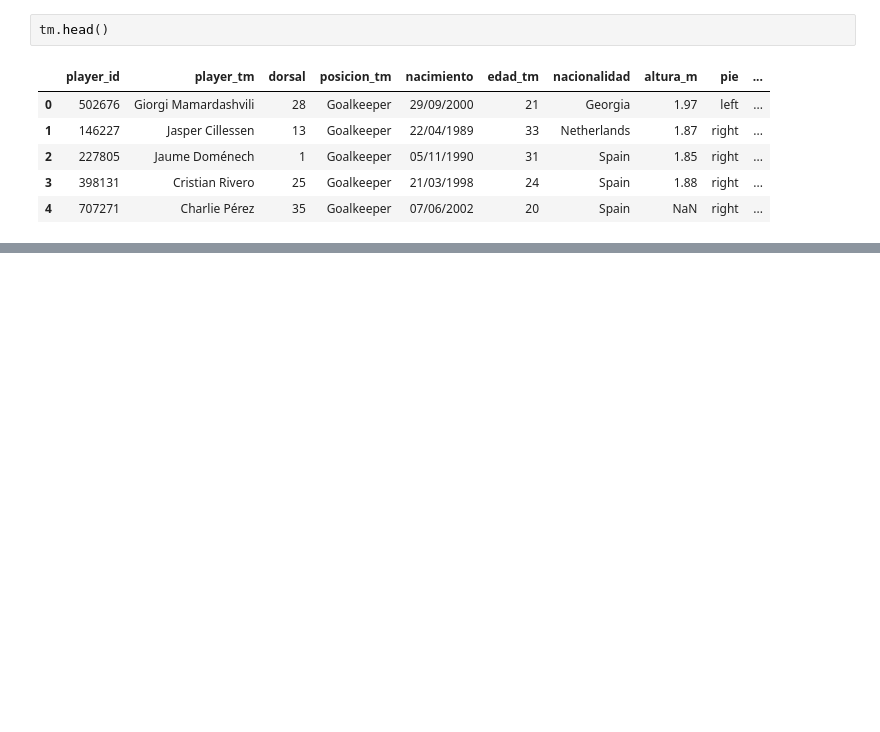
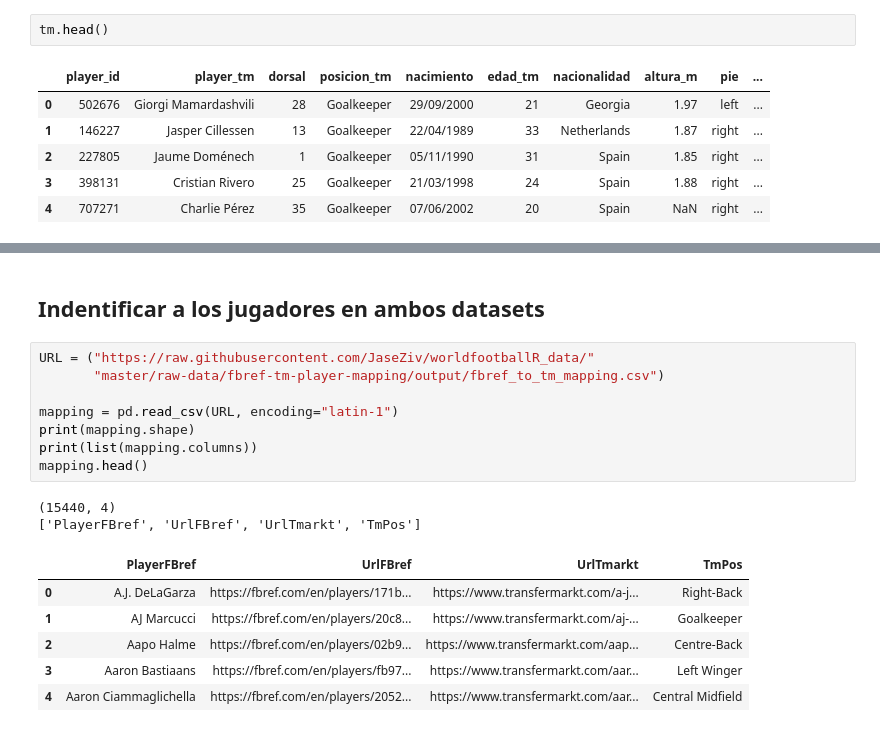
Before and after one commit to DiegoZu28/ScoutIA, a Jupyter notebook: notebooks/01-unificacion.ipynb, the cells around one changed output, grey strips where cells are left out. Saved outputs shown, nothing was run; the diff lists cells and outputs as text; blank space fills up the shorter version.

Commit message:
Cruce FBref y Transfermarkt

```diff
--- a/notebooks/01-unificacion.ipynb
+++ b/notebooks/01-unificacion.ipynb
@@ -154,0 +192,19 @@ tm.head()
+# %% [markdown]
+## Indentificar a los jugadores en ambos datasets
+# %%
+URL = ("https://raw.githubusercontent.com/JaseZiv/worldfootballR_data/"
+       "master/raw-data/fbref-tm-player-mapping/output/fbref_to_tm_mapping.csv")
+
+mapping = pd.read_csv(URL, encoding="latin-1")
+print(mapping.shape)
+print(list(mapping.columns))
+mapping.head()
+# %% [output]
+(15440, 4)
+['PlayerFBref', 'UrlFBref', 'UrlTmarkt', 'TmPos']
+|  | PlayerFBref | UrlFBref | UrlTmarkt | TmPos |
+| 0 | A.J. DeLaGarza | https://fbref.com/en/players/171b... | https://www.transfermarkt.com/a-j... | Right-Back |
+| 1 | AJ Marcucci | https://fbref.com/en/players/20c8... | https://www.transfermarkt.com/aj-... | Goalkeeper |
+| 2 | Aapo Halme | https://fbref.com/en/players/02b9... | https://www.transfermarkt.com/aap... | Centre-Back |
+| 3 | Aaron Bastiaans | https://fbref.com/en/players/fb97... | https://www.transfermarkt.com/aar... | Left Winger |
+| 4 | Aaron Ciammaglichella | https://fbref.com/en/players/2052... | https://www.transfermarkt.com/aar... | Central Midfield |
```
Also changed, not shown: parts of 17 cells of this notebook, 2 other files.
